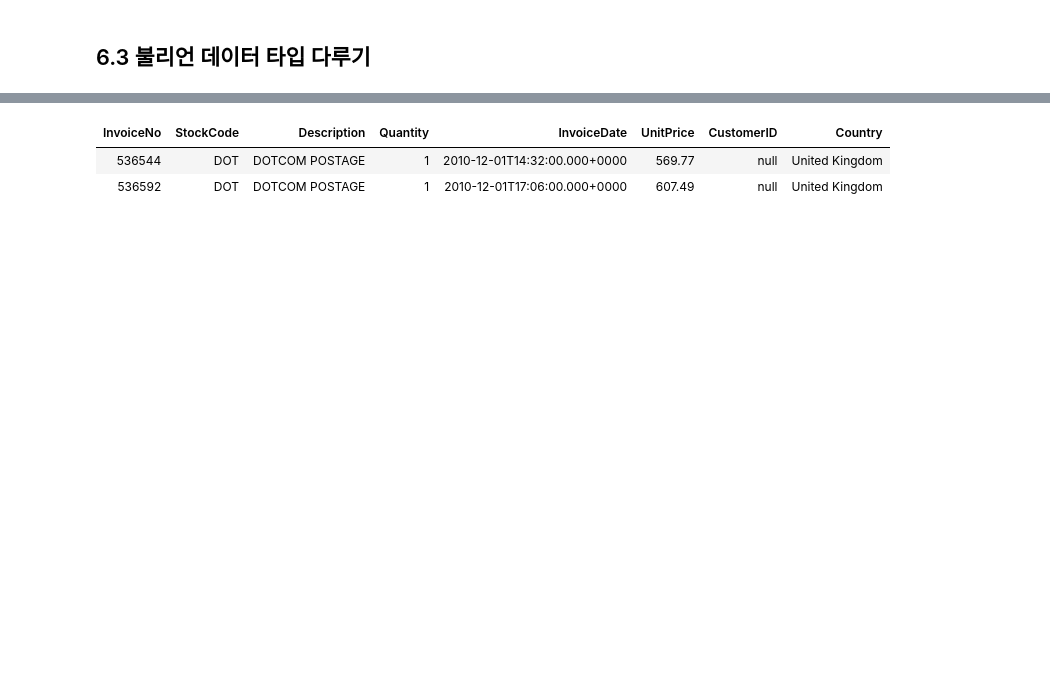
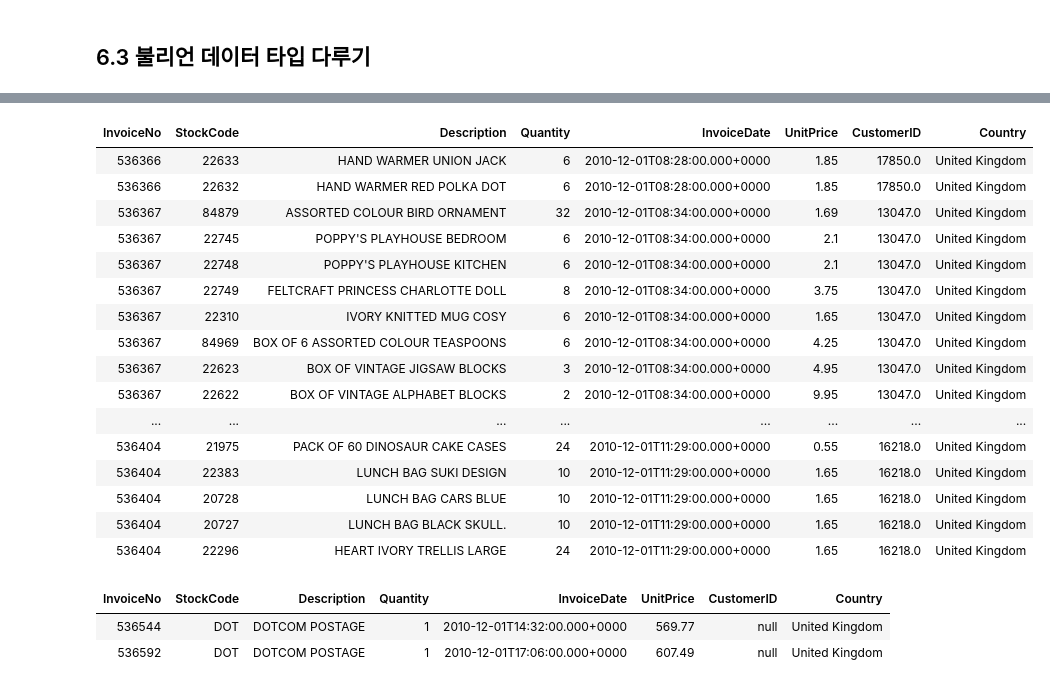
Before and after one commit to suhoy901/spark_recap, a Jupyter notebook: DefinitiveSpark/6_DataType.ipynb, the cells around one changed output, grey strips where cells are left out. Drawn from its saved outputs; the diff is of its cells as text; code cells hidden in the pictures; blank space fills up the shorter version.

```diff
--- a/DefinitiveSpark/6_DataType.ipynb
+++ b/DefinitiveSpark/6_DataType.ipynb
@@ -59,3 +94,23 @@ df.where("InvoiceNo <> 536365") \
+# %%
+display(df.where("InvoiceNo <> 536365"))
+# %% [output]
+| InvoiceNo | StockCode | Description | Quantity | InvoiceDate | UnitPrice | CustomerID | Country |
+| 536366 | 22633 | HAND WARMER UNION JACK | 6 | 2010-12-01T08:28:00.000+0000 | 1.85 | 17850.0 | United Kingdom |
+| 536366 | 22632 | HAND WARMER RED POLKA DOT | 6 | 2010-12-01T08:28:00.000+0000 | 1.85 | 17850.0 | United Kingdom |
+| 536367 | 84879 | ASSORTED COLOUR BIRD ORNAMENT | 32 | 2010-12-01T08:34:00.000+0000 | 1.69 | 13047.0 | United Kingdom |
+| 536367 | 22745 | POPPY'S PLAYHOUSE BEDROOM | 6 | 2010-12-01T08:34:00.000+0000 | 2.1 | 13047.0 | United Kingdom |
+| 536367 | 22748 | POPPY'S PLAYHOUSE KITCHEN | 6 | 2010-12-01T08:34:00.000+0000 | 2.1 | 13047.0 | United Kingdom |
+| 536367 | 22749 | FELTCRAFT PRINCESS CHARLOTTE DOLL | 8 | 2010-12-01T08:34:00.000+0000 | 3.75 | 13047.0 | United Kingdom |
+| 536367 | 22310 | IVORY KNITTED MUG COSY | 6 | 2010-12-01T08:34:00.000+0000 | 1.65 | 13047.0 | United Kingdom |
+| 536367 | 84969 | BOX OF 6 ASSORTED COLOUR TEASPOONS | 6 | 2010-12-01T08:34:00.000+0000 | 4.25 | 13047.0 | United Kingdom |
+| 536367 | 22623 | BOX OF VINTAGE JIGSAW BLOCKS | 3 | 2010-12-01T08:34:00.000+0000 | 4.95 | 13047.0 | United Kingdom |
+| 536367 | 22622 | BOX OF VINTAGE ALPHABET BLOCKS | 2 | 2010-12-01T08:34:00.000+0000 | 9.95 | 13047.0 | United Kingdom |
+| ... | ... | ... | ... | ... | ... | ... | ... |
+| 536404 | 21975 | PACK OF 60 DINOSAUR CAKE CASES | 24 | 2010-12-01T11:29:00.000+0000 | 0.55 | 16218.0 | United Kingdom |
+| 536404 | 22383 | LUNCH BAG SUKI DESIGN | 10 | 2010-12-01T11:29:00.000+0000 | 1.65 | 16218.0 | United Kingdom |
+| 536404 | 20728 | LUNCH BAG CARS BLUE | 10 | 2010-12-01T11:29:00.000+0000 | 1.65 | 16218.0 | United Kingdom |
+| 536404 | 20727 | LUNCH BAG BLACK SKULL. | 10 | 2010-12-01T11:29:00.000+0000 | 1.65 | 16218.0 | United Kingdom |
+| 536404 | 22296 | HEART IVORY TRELLIS LARGE | 24 | 2010-12-01T11:29:00.000+0000 | 1.65 | 16218.0 | United Kingdom |
 # %%
 """ an, or 사용한 불리언 표현식 """
 
```
Also changed, not shown: parts of 57 cells of this notebook.
